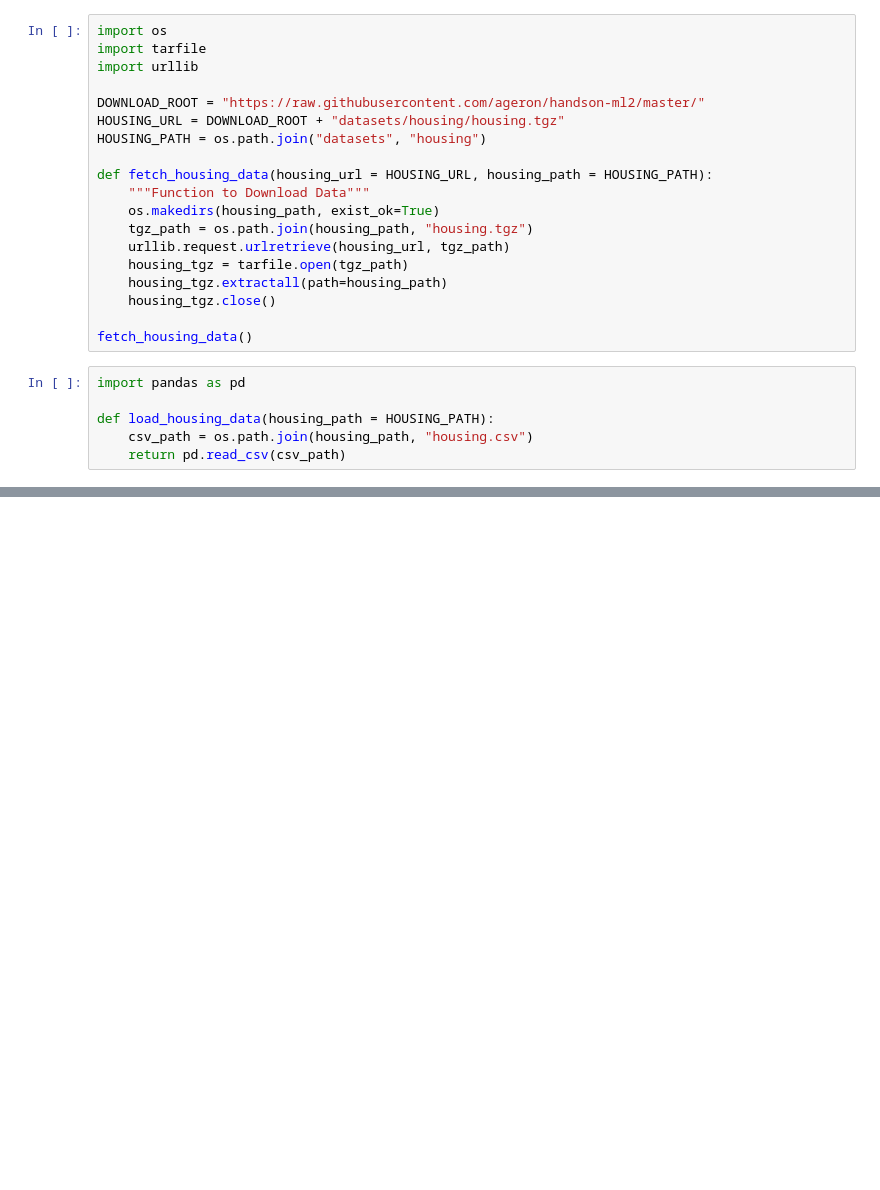
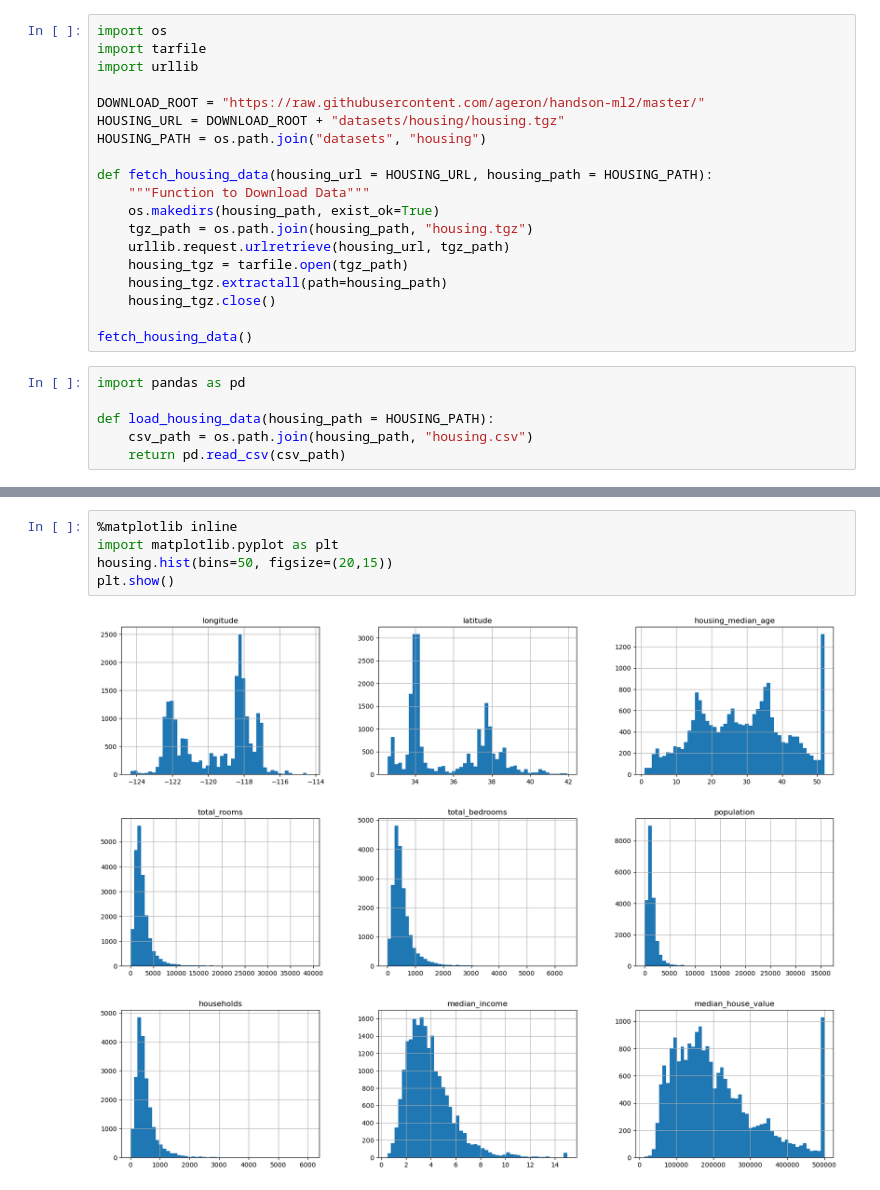
Before and after one commit to Alejoboga20/ml-housing-price, a Jupyter notebook: app.ipynb, the cells around one changed output, grey strips where cells are left out. Drawn from its saved outputs; the diff is of its cells as text; blank space fills up the shorter version.

Commit message:
Analyzing data with pandas and plot

```diff
--- a/app.ipynb
+++ b/app.ipynb
@@ -41,0 +48,7 @@ housing = load_housing_data()
+# %%
+%matplotlib inline
+import matplotlib.pyplot as plt
+housing.hist(bins=50, figsize=(20,15))
+plt.show()
+# %% [output]
+[figure, added]
```
Also changed, not shown: parts of 2 cells of this notebook.
